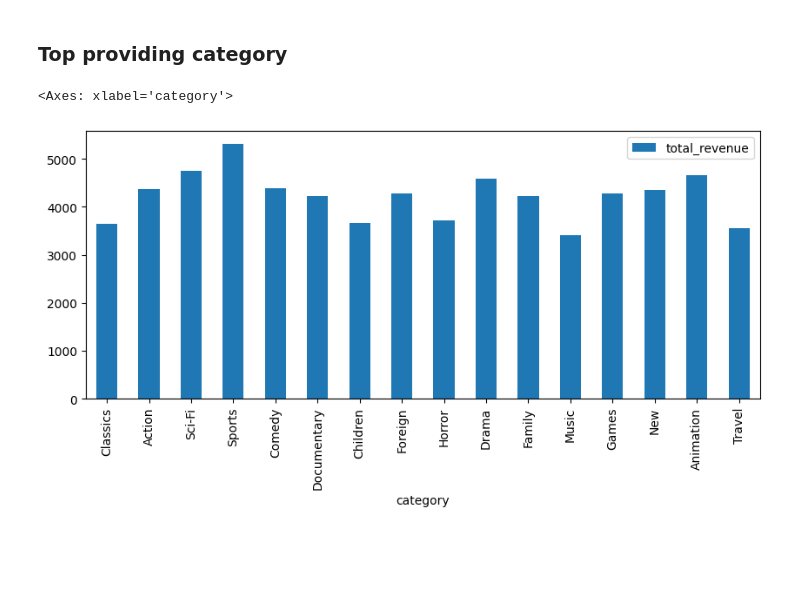
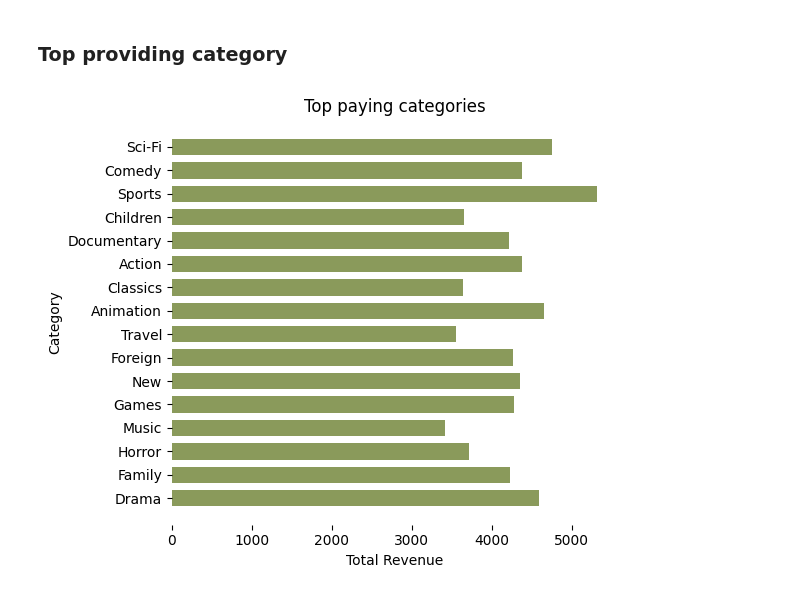
Before and after one commit to pytt156/sakila_lab_daniela_algerydh, a Jupyter notebook: notebooks/02_visualizations.ipynb, the cells around one changed output. Cells and saved outputs as stored; diff of their text form; code cells hidden in the pictures; blank space fills up the shorter version.

```diff
--- a/notebooks/02_visualizations.ipynb
+++ b/notebooks/02_visualizations.ipynb
@@ -20,4 +23,18 @@ top_five = con.sql("""--sql
     """).df()
 # %%
-top_five.plot(kind='bar', x='customer', y='total_amount', figsize=(8,4))
+fig, ax = plt.subplots(figsize=(4, 5))
+
+ax.bar(top_five["customer"], top_five["total_amount"], color="#8A9A5B", width=0.5)
+
+ax.set(
+    title="Top paying customer",
+    xlabel="Customer name",
+    ylabel="Money spent",
+)
+for spine in ax.spines.values():
+    spine.set_visible(False)
+
+plt.setp(ax.get_xticklabels(), rotation=45)
+
+fig.tight_layout()
 # %% [output]
@@ -27,20 +43,38 @@ top_five.plot(kind='bar', x='customer', y='total_amount', figsize=(8,4))
 ### Top providing category
 # %%
 top_categories = con.sql("""--sql
-    SELECT
+SELECT
     c.name AS category,
     SUM(p.amount) AS total_revenue
-    FROM
+FROM
     category c
     JOIN film_category fc ON fc.category_id = c.category_id
     JOIN film f ON fc.film_id = f.film_id
     JOIN inventory i ON f.film_id = i.film_id
     JOIN rental r ON i.inventory_id = r.inventory_id
     JOIN payment p ON r.rental_id = p.rental_id
-    GROUP BY category;
+GROUP BY
+    category;
         """).df()
 # %%
-top_categories.plot(kind='bar', x='category', y='total_revenue', figsize=(10,4))
+fig, ax = plt.subplots(figsize=(6, 5))
+
+ax.barh(
+    top_categories["category"],
+    top_categories["total_revenue"],
+    height=0.7,
+    color="#8A9A5B"
+)
+
+ax.set(
+    title="Top paying categories",
+    xlabel="Total Revenue",
+    ylabel="Category",
+)
+
+for spine in ax.spines.values():
+    spine.set_visible(False)
+
+fig.tight_layout()
 # %% [output]
-<Axes: xlabel='category'>
-[figure, old version]
+[figure, new version]
```
Also changed, not shown: parts of 3 cells of this notebook.
